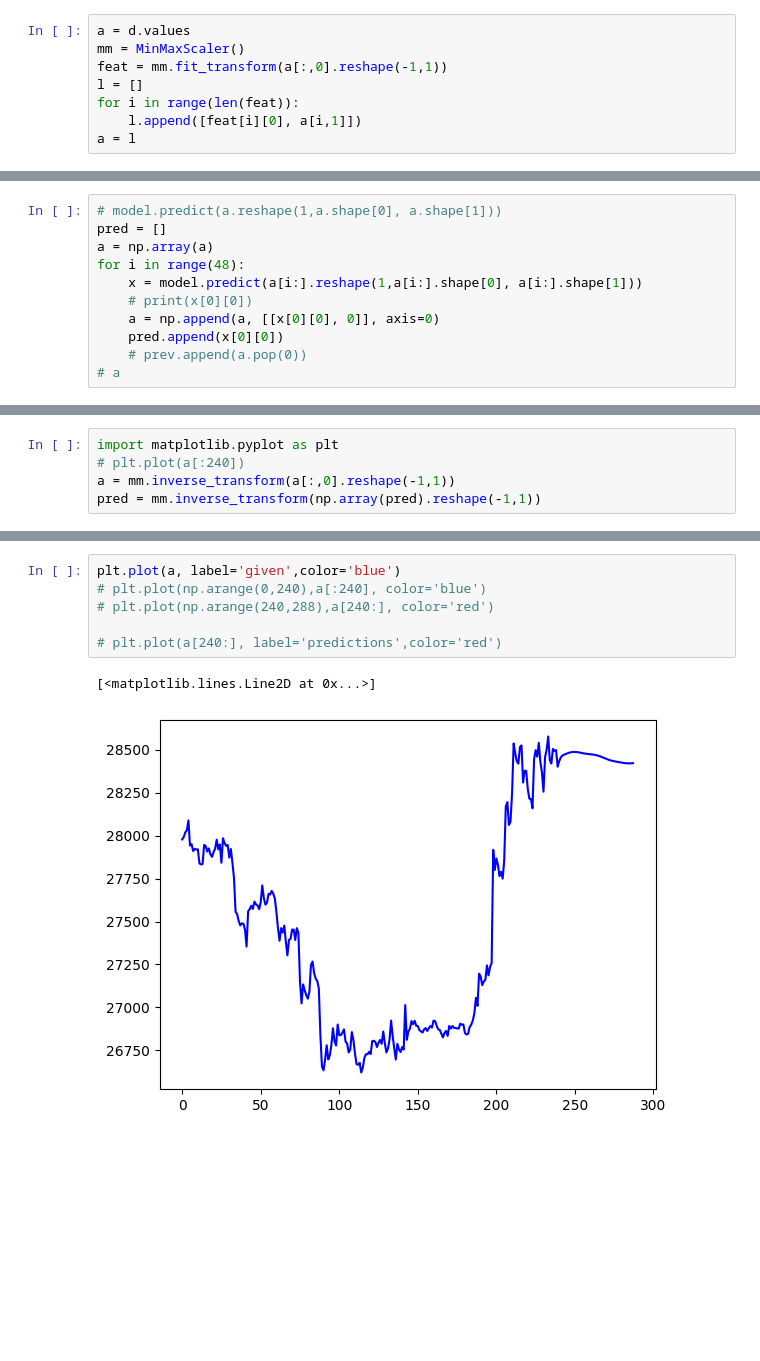
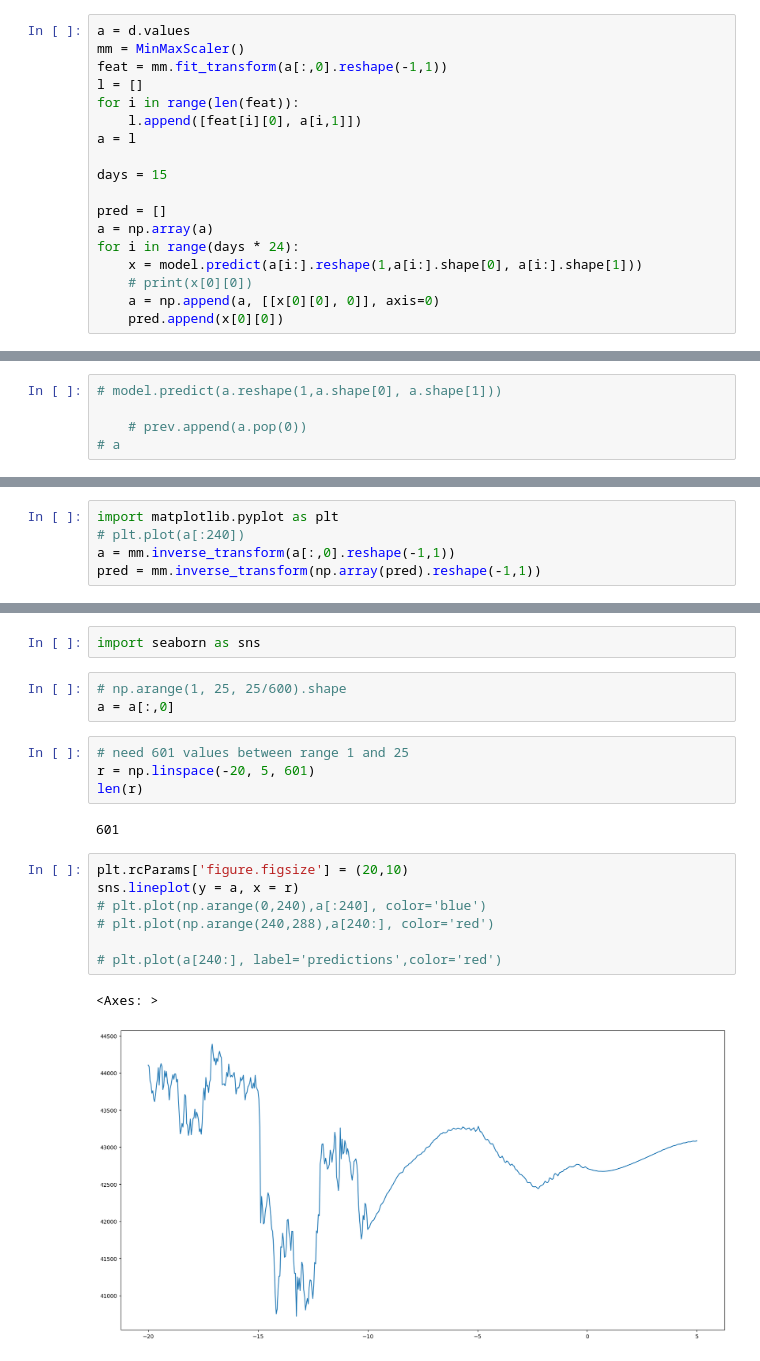
Before and after one commit to ShreyashThengne/AI_project, a Jupyter notebook: main.ipynb, the cells around one changed output, grey strips where cells are left out. Drawn from its saved outputs; the diff is of its cells as text; blank space fills up the shorter version.

```diff
--- a/main.ipynb
+++ b/main.ipynb
@@ -145,3 +185,13 @@ l = []
 for i in range(len(feat)):
     l.append([feat[i][0], a[i,1]])
 a = l
+
+days = 15
+
+pred = []
+a = np.array(a)
+for i in range(days * 24):
+    x = model.predict(a[i:].reshape(1,a[i:].shape[0], a[i:].shape[1]))
+    # print(x[0][0])
+    a = np.append(a, [[x[0][0], 0]], axis=0)
+    pred.append(x[0][0])
@@ -148,11 +200,5 @@ a = l
 # %%
 # model.predict(a.reshape(1,a.shape[0], a.shape[1]))
-pred = []
-a = np.array(a)
-for i in range(48):
-    x = model.predict(a[i:].reshape(1,a[i:].shape[0], a[i:].shape[1]))
-    # print(x[0][0])
-    a = np.append(a, [[x[0][0], 0]], axis=0)
-    pred.append(x[0][0])
+
     # prev.append(a.pop(0))
 # a
@@ -187,9 +235,21 @@ plt.plot(pred)
+# %%
+import seaborn as sns
+# %%
+# np.arange(1, 25, 25/600).shape
+a = a[:,0]
+# %%
+# need 601 values between range 1 and 25
+r = np.linspace(-20, 5, 601)
+len(r)
+# %% [output]
+601
 # %%
-plt.plot(a, label='given',color='blue')
+plt.rcParams['figure.figsize'] = (20,10)
+sns.lineplot(y = a, x = r)
 # plt.plot(np.arange(0,240),a[:240], color='blue')
 # plt.plot(np.arange(240,288),a[240:], color='red')
 
 # plt.plot(a[240:], label='predictions',color='red')
 # %% [output]
-[<matplotlib.lines.Line2D at 0x...>]
+<Axes: >
-[figure, old version]
+[figure, new version]
```
Also changed, not shown: parts of 16 cells of this notebook, 5 other files.
